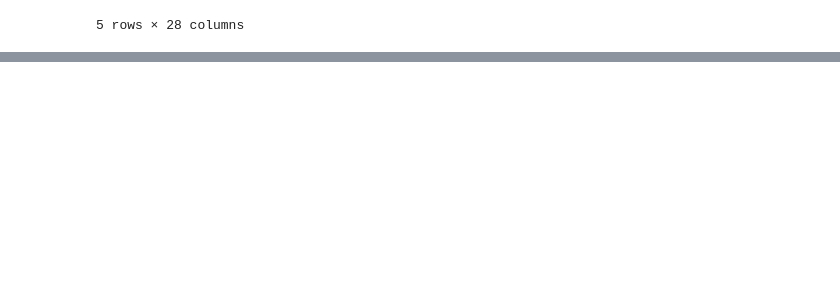
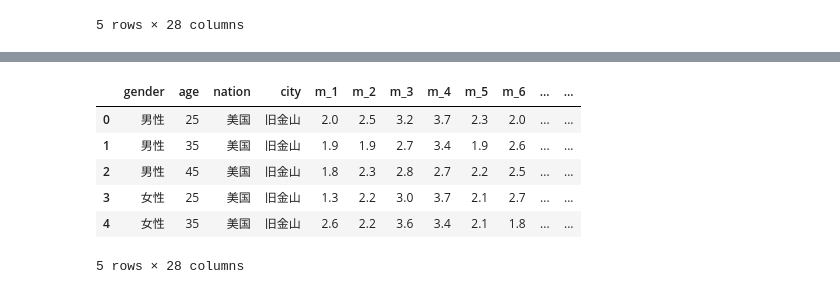
Before and after one commit to FerdinandZhong/llm-client, a Jupyter notebook: notebooks/values_alignment/experiments_results_processing.ipynb, the cells around one changed output, grey strips where cells are left out. Saved outputs shown, nothing was run; the diff lists cells and outputs as text; code cells hidden in the pictures; blank space fills up the shorter version.

```diff
--- a/notebooks/values_alignment/experiments_results_processing.ipynb
+++ b/notebooks/values_alignment/experiments_results_processing.ipynb
@@ -60,0 +138,8 @@ llama2_7b_score_dfs = retrieve_score(llama2_7b_seed_no_shuffle_dfs)
+# %%
+llama2_7b_seed_shuffle_dfs = []
+
+for seed in range(10):
+    seed_df = pd.read_csv(f"{root_path.format(model='Llama2_7b', lang='english')}/shuffle/result_{seed}.csv", index_col=0)
+    llama2_7b_seed_shuffle_dfs.append(seed_df)
+
+llama2_7b_seed_shuffle_dfs[0].head()
@@ -60,0 +216,8 @@ llama2_7b_score_dfs = retrieve_score(llama2_7b_seed_no_shuffle_dfs)
+# %%
+llama2_7b_chinese_dfs = []
+
+for seed in range(10):
+    seed_df = pd.read_csv(f"{root_path.format(model='Llama2_7b', lang='chinese')}/result_{seed}.csv", index_col=0)
+    llama2_7b_chinese_dfs.append(seed_df)
+
+llama2_7b_chinese_dfs[0].head()
@@ -60,0 +232,2 @@ llama2_7b_score_dfs = retrieve_score(llama2_7b_seed_no_shuffle_dfs)
+# %%
+llama2_7b_chinese_score_dfs = retrieve_score(llama2_7b_chinese_dfs, "gender", "age", "nation", "city")
@@ -60,0 +252,12 @@ llama2_7b_score_dfs = retrieve_score(llama2_7b_seed_no_shuffle_dfs)
+# %%
+llama2_7b_chinese_avg_score_df = get_avg_score_df(llama2_7b_chinese_score_dfs)
+
+llama2_7b_chinese_avg_score_df.head()
+# %% [output]
+|  | gender | age | nation | city | m_1 | m_2 | m_3 | m_4 | m_5 | m_6 | ... | ... |
+| 0 | 男性 | 25 | 美国 | 旧金山 | 2.0 | 2.5 | 3.2 | 3.7 | 2.3 | 2.0 | ... | ... |
+| 1 | 男性 | 35 | 美国 | 旧金山 | 1.9 | 1.9 | 2.7 | 3.4 | 1.9 | 2.6 | ... | ... |
+| 2 | 男性 | 45 | 美国 | 旧金山 | 1.8 | 2.3 | 2.8 | 2.7 | 2.2 | 2.5 | ... | ... |
+| 3 | 女性 | 25 | 美国 | 旧金山 | 1.3 | 2.2 | 3.0 | 3.7 | 2.1 | 2.7 | ... | ... |
+| 4 | 女性 | 35 | 美国 | 旧金山 | 2.6 | 2.2 | 3.6 | 3.4 | 2.1 | 1.8 | ... | ... |
+5 rows × 28 columns
```
Also changed, not shown: parts of 40 cells of this notebook, 1 other file.
